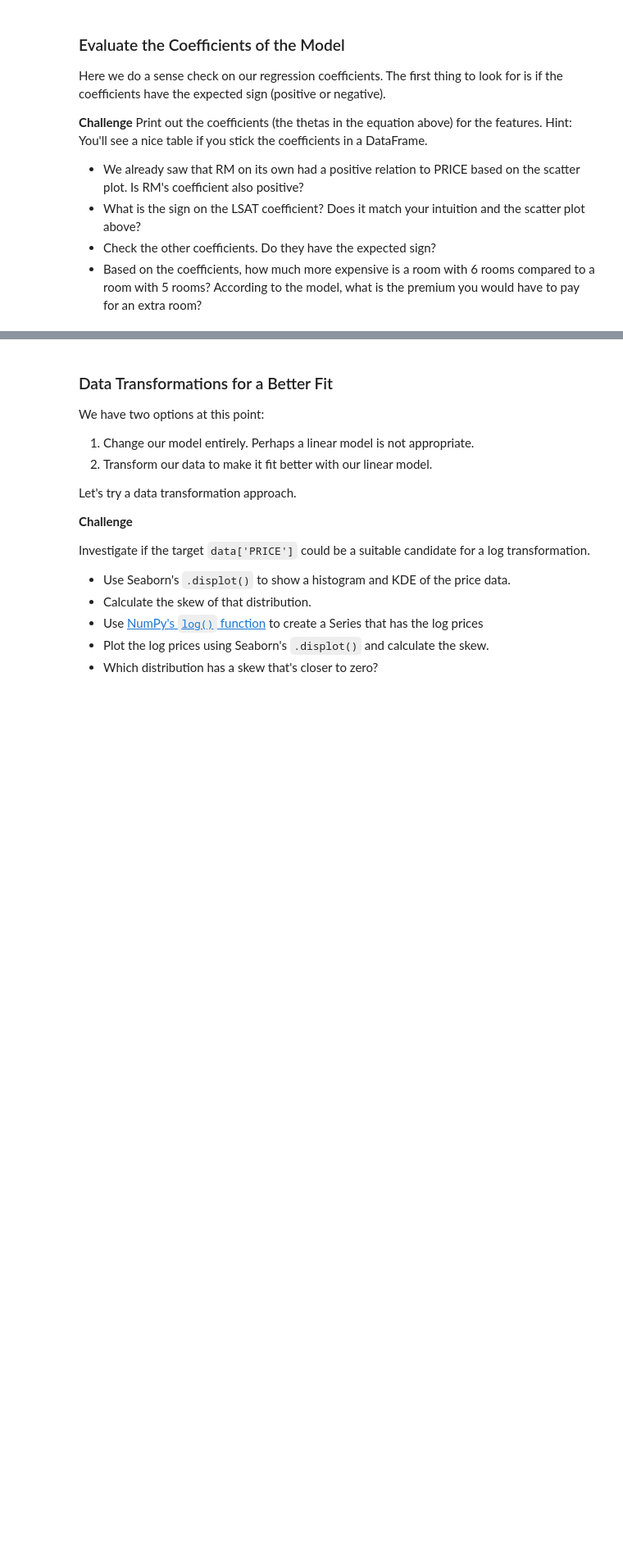
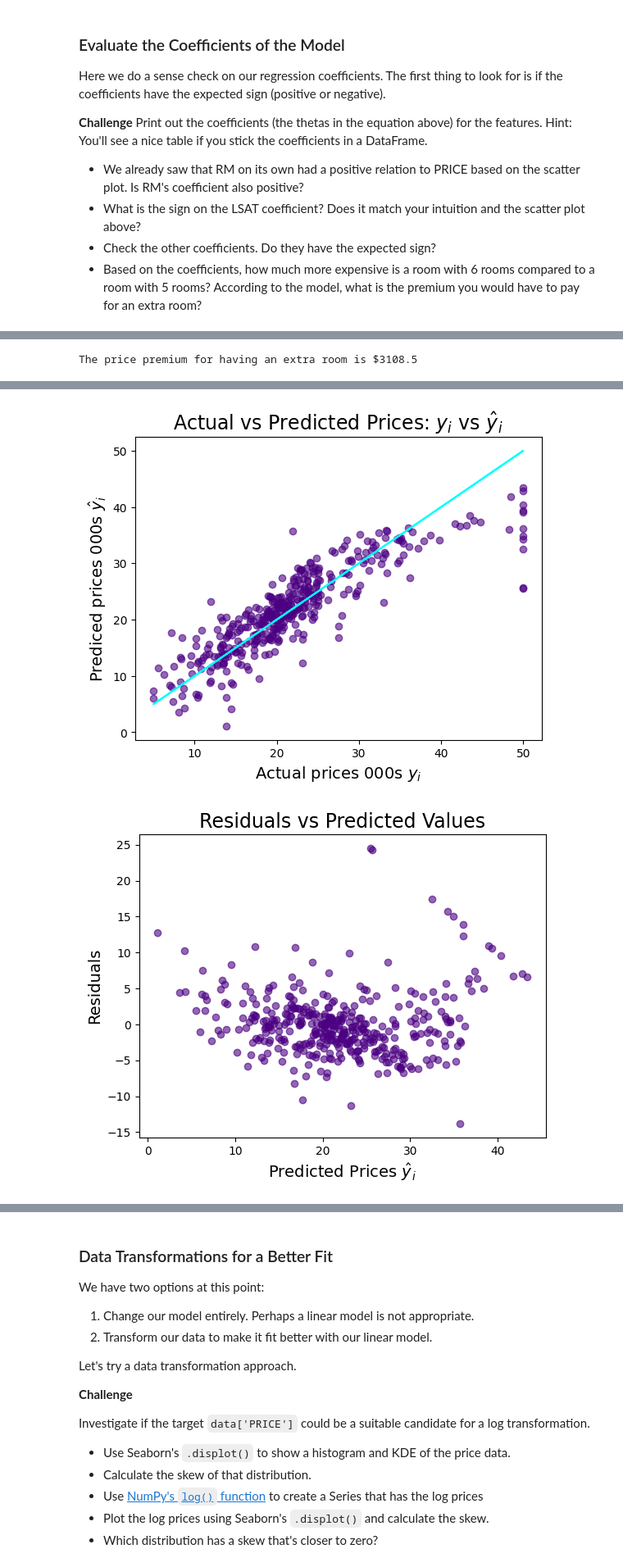
Before and after one commit to Lucasqrz1/100_days_of_code, a Jupyter notebook: Day_81/Multivariable_Regression_and_Valuation_Model_(start).ipynb, the cells around one changed output, grey strips where cells are left out. Shown at 82% size. Saved outputs shown, nothing was run; the diff lists cells and outputs as text; code cells hidden in the pictures; blank space fills up the shorter version.

Commit message:
split training, test dataset and multivariable regression

```diff
--- a/Day_81/Multivariable_Regression_and_Valuation_Model_(start).ipynb
+++ b/Day_81/Multivariable_Regression_and_Valuation_Model_(start).ipynb
@@ -413,3 +414,11 @@ We *can't* use all 506 entries in our dataset to train our model. The reason is
 
 
 Hint: Remember, your **target** is your home PRICE, and your **features** are all the other columns you'll use to predict the price.
+# %%
+target = data['PRICE'] # Target variable is the price of the house
+features = data.drop('PRICE', axis=1) # Features are all the other columns in the dataset
+
+X_train, X_test, y_train, y_test = train_test_split(features,
+                                                    target,
+                                                    test_size=0.2, # 20% of the data will be used for testing
+                                                    random_state=10) # Create a Linear Regression model
@@ -425,3 +445,9 @@ $$ PR \hat ICE = \theta _0 + \theta _1 RM + \theta _2 NOX + \theta _3 DIS + \the
 **Challenge**
 
 Use sklearn to run the regression on the training dataset. How high is the r-squared for the regression on the training data?
+# %%
+regr = LinearRegression() # Create a Linear Regression model
+regr.fit(X_train, y_train) # Fit the model to the training data
+rsquared = regr.score(X_train, y_train) # Calculate the r-squared value for the training data
+
+print(f'Training data r-squared: {rsquared:.2}')
@@ -439,3 +487,9 @@ Here we do a sense check on our regression coefficients. The first thing to look
+# %%
+# Premium for having an extra room
+premium = regr_coef.loc['RM'].values[0] * 1000  # i.e., ~3.11 * 1000
+print(f'The price premium for having an extra room is ${premium:.5}')
+# %% [output]
+The price premium for having an extra room is $3108.5
 # %% [markdown]
 ### Analyse the Estimated Values & Regression Residuals
 
@@ -458,6 +512,29 @@ The cyan line in the middle shows `y_train` against `y_train`. If the prediction
 The second plot should be the residuals against the predicted prices. Here's what we're looking for:
 
 <img src=https://i.imgur.com/HphsBsj.png height=350>
+# %%
+predicted_vals = regr.predict(X_train) # Predict the values for the training data
+residuals = (y_train - predicted_vals) # Calculate the residuals (the difference between the actual and predicted values)
+# %%
+# Original Regression of Actual vs. Predicted Prices
+plt.figure(dpi=100)
+plt.scatter(x=y_train, y=predicted_vals, c='indigo', alpha=0.6)
+plt.plot(y_train, y_train, color='cyan')
+plt.title(r'Actual vs Predicted Prices: $y _i$ vs $\hat y_i$', fontsize=17)
+plt.xlabel('Actual prices 000s $y _i$', fontsize=14)
+plt.ylabel(r'Prediced prices 000s $\hat y _i$', fontsize=14)
+plt.show()
+
+# Residuals vs Predicted values
+plt.figure(dpi=100)
+plt.scatter(x=predicted_vals, y=residuals, c='indigo', alpha=0.6)
+plt.title('Residuals vs Predicted Values', fontsize=17)
+plt.xlabel(r'Predicted Prices $\hat y _i$', fontsize=14)
+plt.ylabel('Residuals', fontsize=14)
+plt.show()
+# %% [output]
+[figure, added]
+[figure, added]
 # %% [markdown]
 Why do we want to look at the residuals? We want to check that they look random. Why? The residuals represent the errors of our model. If there's a pattern in our errors, then our model has a systematic bias.
 
```
Also changed, not shown: parts of 13 cells of this notebook.
